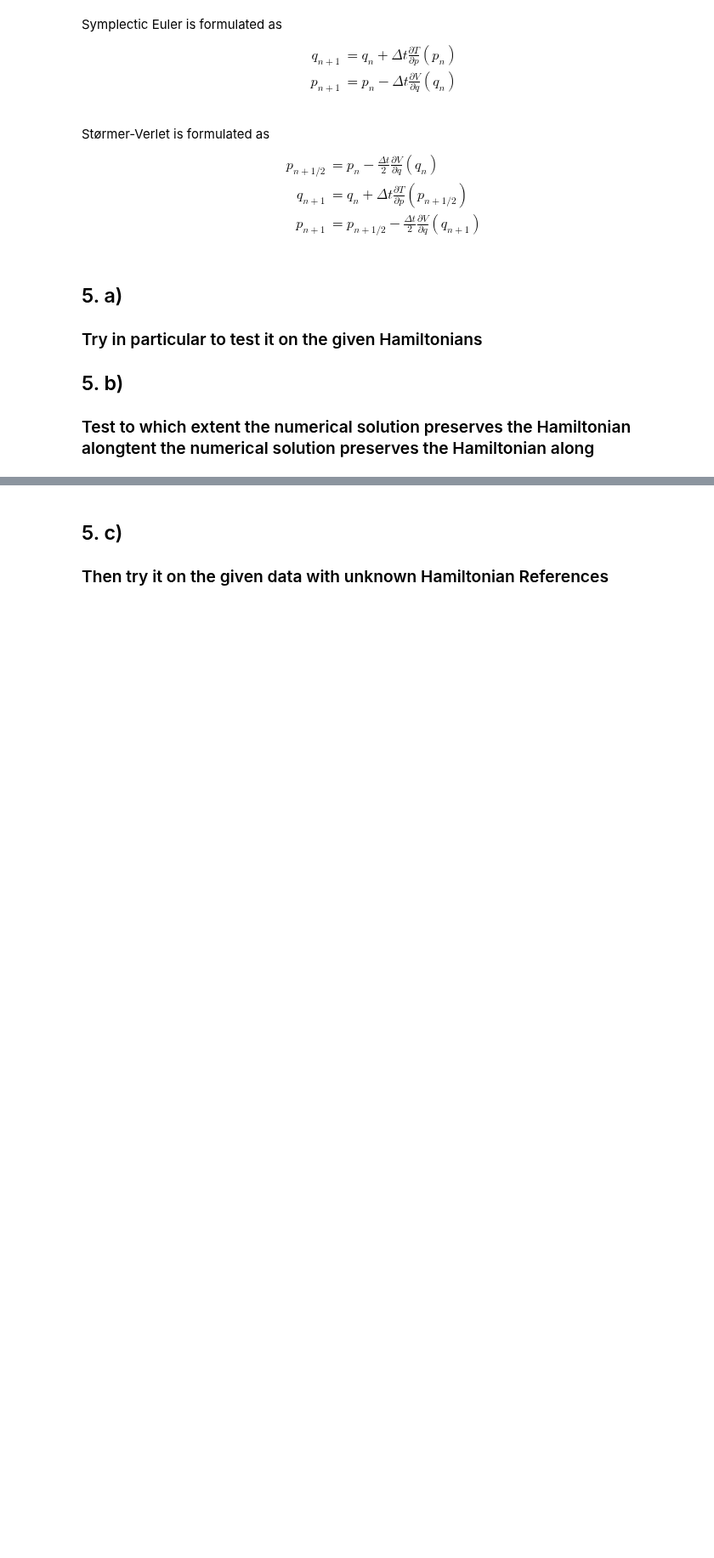
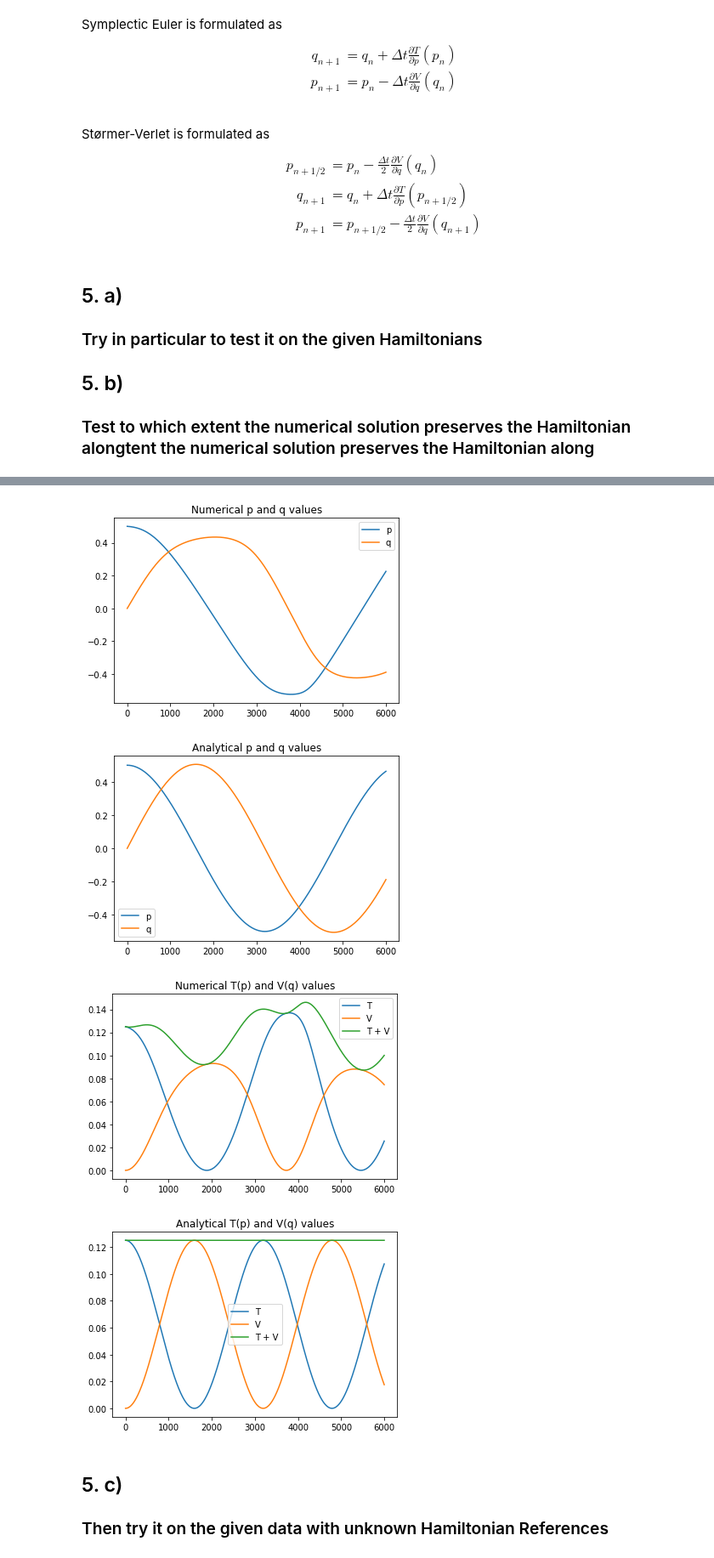
Before and after one commit to isakhammer/deep-learning-project, a Jupyter notebook: project.ipynb, the cells around one changed output, grey strips where cells are left out. Shown at 85% size. Cells and saved outputs as stored; diff of their text form; code cells hidden in the pictures; blank space fills up the shorter version.

```diff
--- a/project.ipynb
+++ b/project.ipynb
@@ -1483,3 +1567,10 @@ model_two_body()
+# %%
+model_nlp()
+# %% [output]
+[figure, added]
+[figure, added]
+[figure, added]
+[figure, added]
 # %% [markdown]
 ## 5. c)
 ### Then try it on the given data with unknown Hamiltonian References
```
Also changed, not shown: parts of 10 cells of this notebook.
